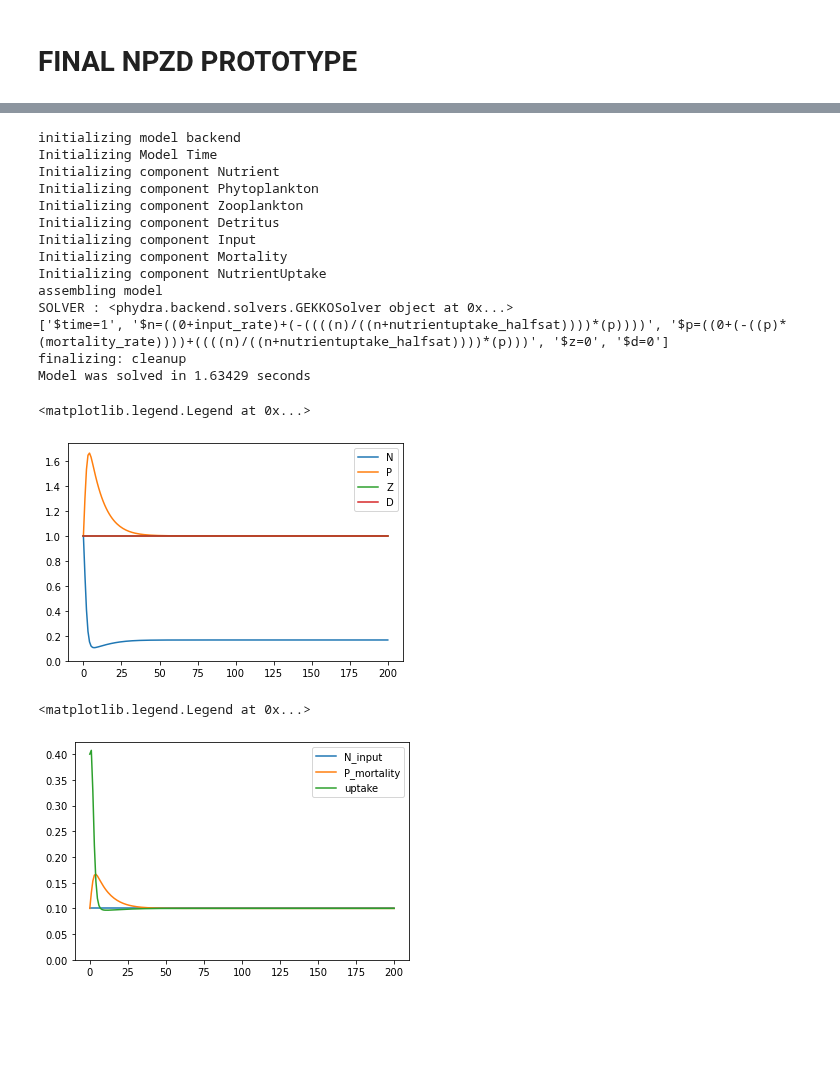
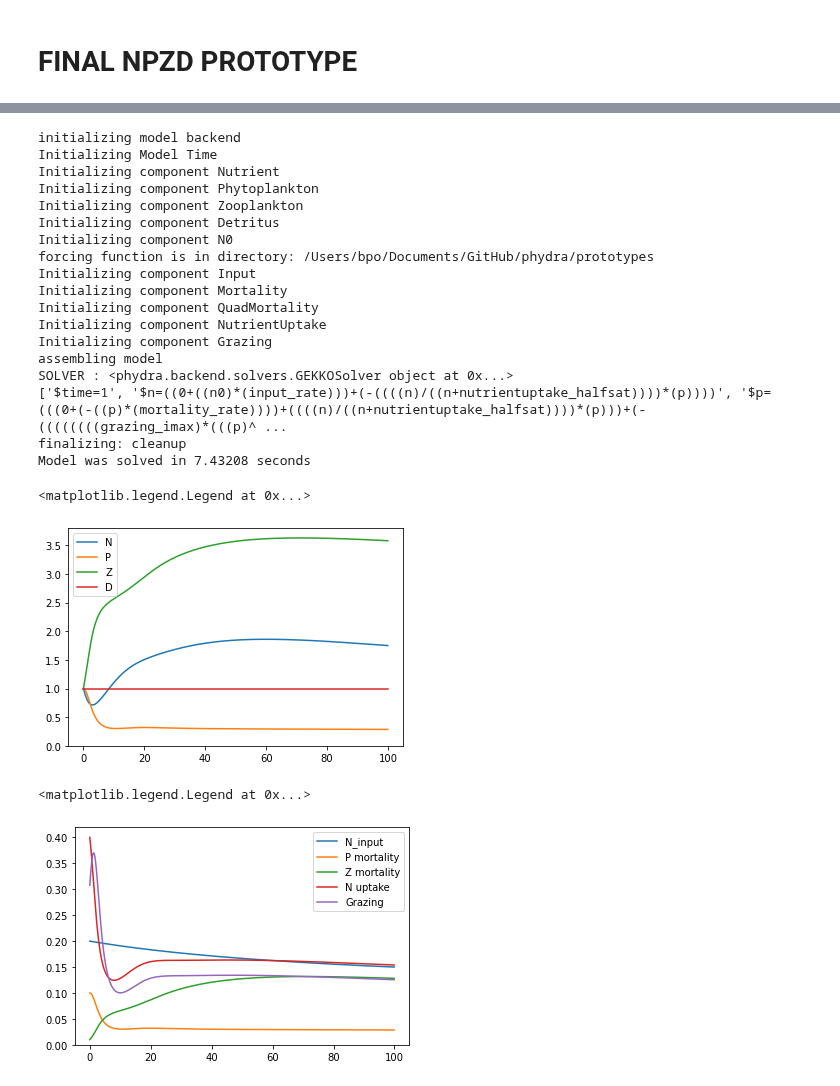
Before and after one commit to ben1post/phydra, a Jupyter notebook: prototypes/FINAL_NPZD_prototype.ipynb, the cells around one changed output, grey strips where cells are left out. Drawn from its saved outputs; the diff is of its cells as text; code cells hidden in the pictures; blank space fills up the shorter version.

Commit message:
added handling of forcing for all 3 solvers

```diff
--- a/prototypes/FINAL_NPZD_prototype.ipynb
+++ b/prototypes/FINAL_NPZD_prototype.ipynb
@@ -16,9 +20,14 @@ NPZD = phydra.create({'Nutrient':SV,
                       'Zooplankton':SV,
                       'Detritus':SV,
 
-                      'Input':LinearInput, 'Mortality':LinearMortality,
+                      'Input':LinearForcingInput, 'Mortality':LinearMortality, 'QuadMortality':QuadraticMortality,
 
-                      'NutrientUptake':MonodGrowth})
+                      'NutrientUptake':MonodGrowth,
+                      'Grazing':HollingTypeIII,
+
+                      # HERE NEED TO ADD THIS:
+                      'N0':ConstantForcing
+                     })
 # %%
 NPZD
 # %% [output]
@@ -48,16 +57,27 @@ odeint_setup = phydra.setup('odeint', NPZD,
                 'Zooplankton':{'var_label':'Z','var_init':1.},
                 'Detritus':{'var_label':'D','var_init':1.},
 
-                'Input':{'var':'N','rate':0.1},
+                'Input':{'var':'N','rate':0.1, 'forcing':'N0'},
 
                 'Mortality':{'var':'P','rate':0.1},
+                'QuadMortality':{'var':'Z', 'rate':0.01},
 
-                'NutrientUptake':{'resource':'N', 'consumer':'P', 'halfsat':1.5}
+                'NutrientUptake':{'resource':'N', 'consumer':'P', 'halfsat':1.5},
+
+                'Grazing':{'resource':'P', 'consumer':'Z',
+                           'feed_pref':1., 'Imax':1., 'kZ':1.5},
+
+                'N0':{'forcing_label':'N0', 'value':2}
             },
             output_vars={'Nutrient__var_value', 'Phytoplankton__var_value',
                          'Zooplankton__var_value', 'Detritus__var_value',
 
-                         'Input__input_value', 'Mortality__death_value', 'NutrientUptake__uptake_value'}
+                         'Input__input_value',
+                         'Mortality__death_value', 'QuadMortality__death_value',
+                         'NutrientUptake__uptake_value', 'Grazing__grazing_value',
+
+                         'N0__forcing_value'
+                        }
             )
 # %%
 with NPZD:
@@ -169,7 +194,8 @@ gekko_setup = phydra.update_setup(model=NPZD,
                                   old_setup=odeint_setup,
                                   new_solver="gekko",
                                   # gekko solver works better (much faster) with smaller time steps:
-                                  new_time=np.arange(0,201))
+                                  # new_time=np.arange(0,201,.1)
+                                 )
 # %%
 with NPZD:
     gekko_out = gekko_setup.xsimlab.run()
@@ -180,14 +206,18 @@ Initializing component Nutrient
 Initializing component Phytoplankton
 Initializing component Zooplankton
 Initializing component Detritus
+Initializing component N0
+forcing function is in directory: /Users/bpo/Documents/GitHub/phydra/prototypes
 Initializing component Input
 Initializing component Mortality
+Initializing component QuadMortality
 Initializing component NutrientUptake
+Initializing component Grazing
 assembling model
 SOLVER : <phydra.backend.solvers.GEKKOSolver object at 0x...>
-['$time=1', '$n=((0+input_rate)+(-((((n)/((n+nutrientuptake_halfsat))))*(p))))', '$p=((0+(-((p)*(mortality_rate))))+((((n)/((n+nutrientuptake_halfsat))))*(p)))', '$z=0', '$d=0']
+['$time=1', '$n=((0+((n0)*(input_rate)))+(-((((n)/((n+nutrientuptake_halfsat))))*(p))))', '$p=(((0+(-((p)*(mortality_rate))))+((((n)/((n+nutrientuptake_halfsat))))*(p)))+(-((((((((grazing_imax)*(((p)^ ...
 finalizing: cleanup
-Model was solved in 1.63429 seconds
+Model was solved in 7.43208 seconds
 # %%
 time = gekko_out.Time__time
 plt.plot(time, gekko_out.Nutrient__var_value, label='N')
@@ -198,13 +228,15 @@ plt.ylim(bottom=0)
 plt.legend()
 # %% [output]
 <matplotlib.legend.Legend at 0x...>
-[figure, old version]
+[figure, new version]
 # %%
 plt.plot(time, gekko_out.Input__input_value, label='N_input')
-plt.plot(time, gekko_out.Mortality__death_value, label='P_mortality')
-plt.plot(time, gekko_out.NutrientUptake__uptake_value, label='uptake')
+plt.plot(time, gekko_out.Mortality__death_value, label='P mortality')
+plt.plot(time, gekko_out.QuadMortality__death_value, label='Z mortality')
+plt.plot(time, gekko_out.NutrientUptake__uptake_value, label='N uptake')
+plt.plot(time, gekko_out.Grazing__grazing_value, label='Grazing')
 plt.ylim(bottom=0)
 plt.legend()
 # %% [output]
 <matplotlib.legend.Legend at 0x...>
-[figure, old version]
+[figure, new version]
```
Also changed, not shown: parts of 9 cells of this notebook, 7 other files.
